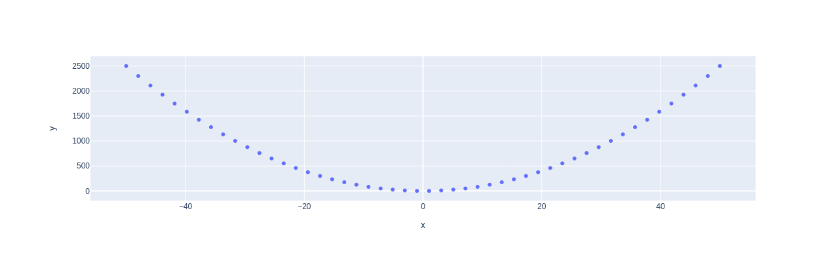
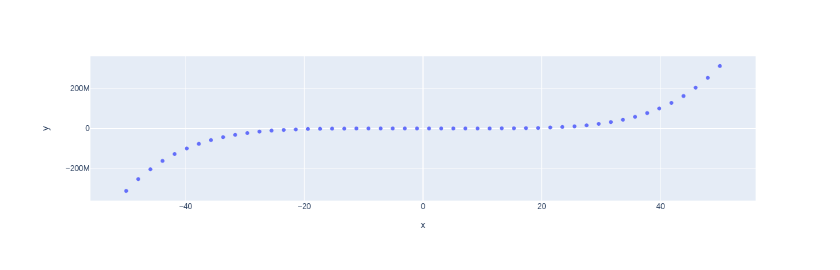
Before and after one commit to tgarcia-rh/my-notebooks-repo, a Jupyter notebook: experiment1.ipynb, the cells around one changed output. Saved outputs shown, nothing was run; the diff lists cells and outputs as text; code cells hidden in the pictures.

```diff
--- a/experiment1.ipynb
+++ b/experiment1.ipynb
@@ -4,7 +4,7 @@ import plotly.express as px
 # x-axis data points
 x = np.linspace(start=-50, stop=50)
 # y-axis data points
-y = x ** 2
+y = x ** 5
 # define the plot
 fig = px.scatter(x=x, y=y)
 fig.show()
@@ -13 +12 @@ fig.show()
-[figure, old version]
+[figure, new version]
```
Also changed, not shown: parts of 1 cell of this notebook.
